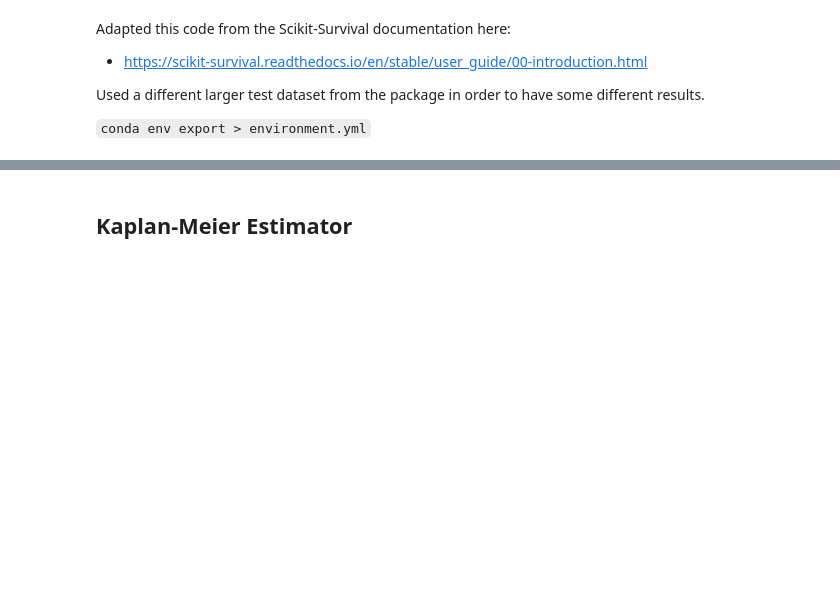
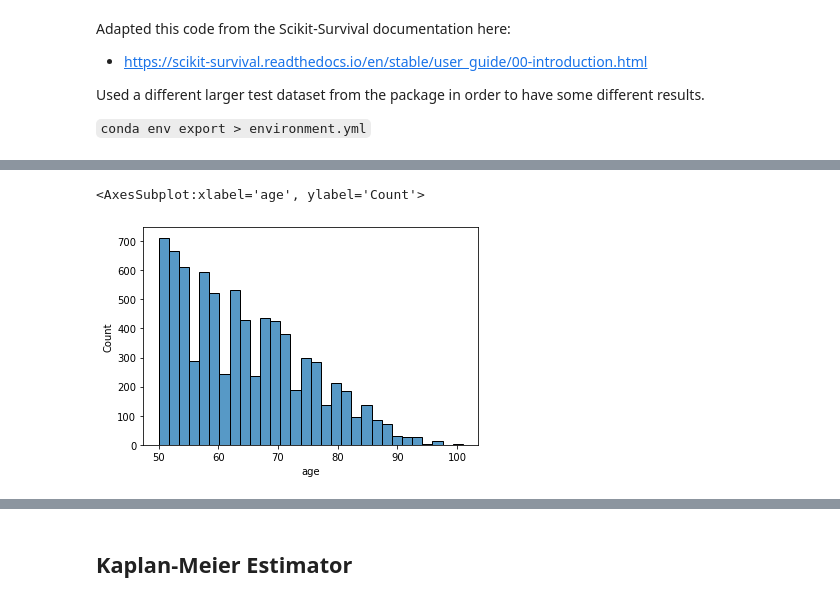
Before and after one commit to tom-farmer/survival-analysis, a Jupyter notebook: notebooks/survival-exploration.ipynb, the cells around one changed output, grey strips where cells are left out. Saved outputs shown, nothing was run; the diff lists cells and outputs as text; code cells hidden in the pictures; blank space fills up the shorter version.

```diff
--- a/notebooks/survival-exploration.ipynb
+++ b/notebooks/survival-exploration.ipynb
@@ -33,0 +72,5 @@ Index(['age', 'chapter', 'creatinine', 'flc.grp', 'kappa', 'lambda', 'mgus',
+# %%
+sns.histplot(X["age"])
+# %% [output]
+<AxesSubplot:xlabel='age', ylabel='Count'>
+[figure, added]
```
Also changed, not shown: parts of 28 cells of this notebook.
